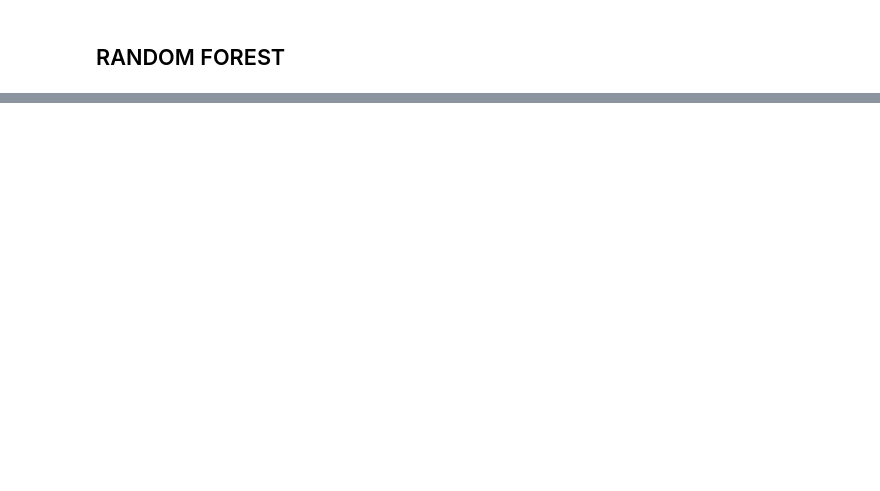
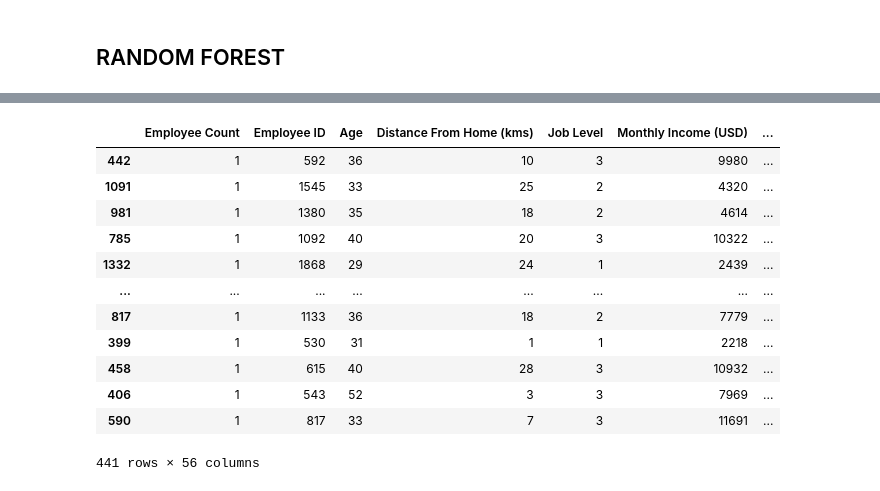
Before and after one commit to sparshba/EMPLOYEE-ATTRITION, a Jupyter notebook: Employee__ATTRITION.ipynb, the cells around one changed output, grey strips where cells are left out. Cells and saved outputs as stored; diff of their text form; code cells hidden in the pictures; blank space fills up the shorter version.

```diff
--- a/Employee__ATTRITION.ipynb
+++ b/Employee__ATTRITION.ipynb
@@ -267,3 +314,3 @@ Text(value="Following data types have been inferred automatically, if they are c
 # %%
-best_model = compare_models(sort='AUC')
+best_model=compare_models()
 # %%
@@ -270,0 +318,17 @@ print(best_model)
+# %%
+predictions = predict_model(best_model,data=x_test)
+predictions
+# %% [output]
+|  | Employee Count | Employee ID | Age | Distance From Home (kms) | Job Level | Monthly Income (USD) | ... |
+| 442 | 1 | 592 | 36 | 10 | 3 | 9980 | ... |
+| 1091 | 1 | 1545 | 33 | 25 | 2 | 4320 | ... |
+| 981 | 1 | 1380 | 35 | 18 | 2 | 4614 | ... |
+| 785 | 1 | 1092 | 40 | 20 | 3 | 10322 | ... |
+| 1332 | 1 | 1868 | 29 | 24 | 1 | 2439 | ... |
+| ... | ... | ... | ... | ... | ... | ... | ... |
+| 817 | 1 | 1133 | 36 | 18 | 2 | 7779 | ... |
+| 399 | 1 | 530 | 31 | 1 | 1 | 2218 | ... |
+| 458 | 1 | 615 | 40 | 28 | 3 | 10932 | ... |
+| 406 | 1 | 543 | 52 | 3 | 3 | 7969 | ... |
+| 590 | 1 | 817 | 33 | 7 | 3 | 11691 | ... |
+441 rows × 56 columns
```
Also changed, not shown: parts of 25 cells of this notebook.
